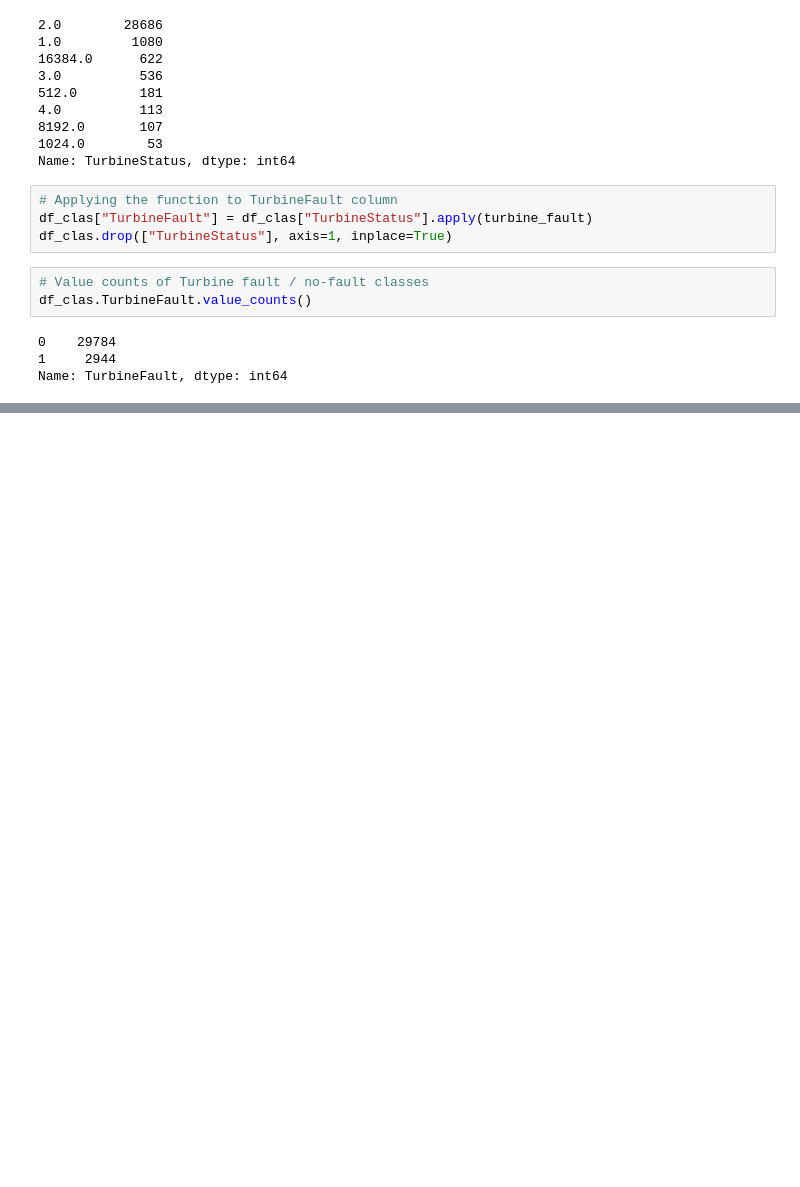
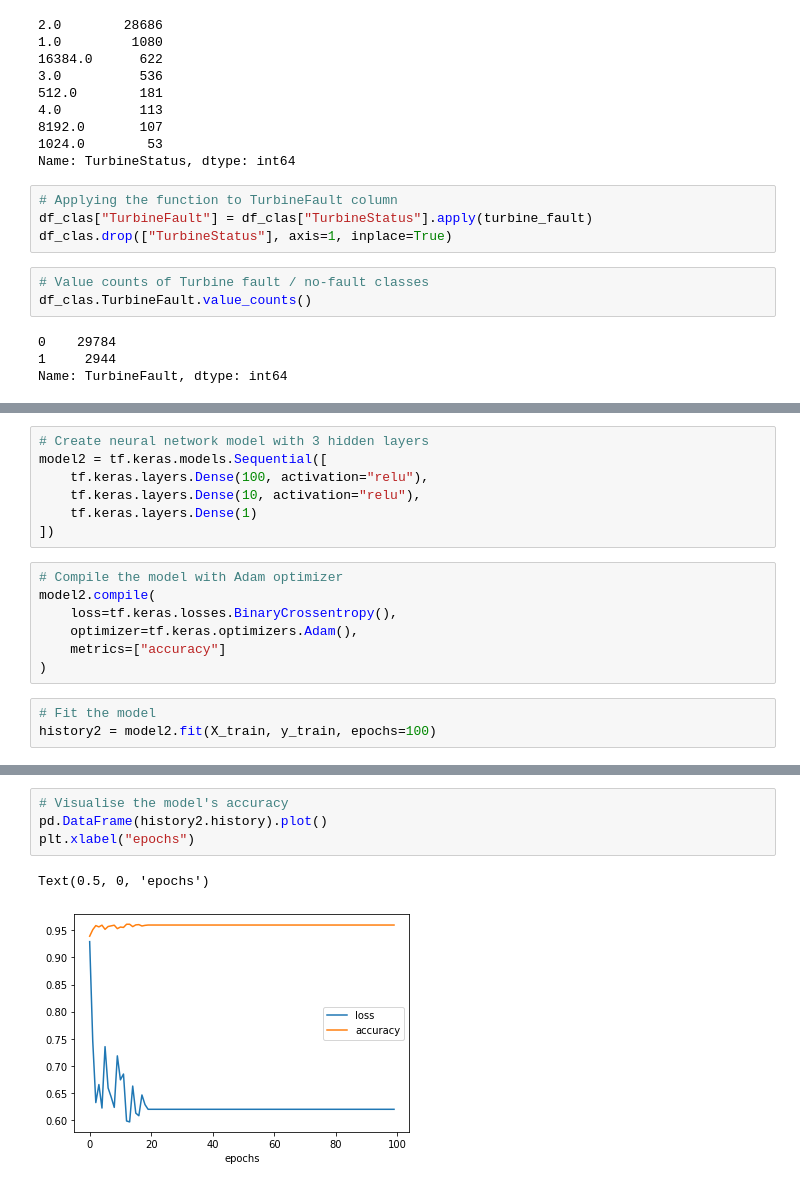
Before and after one commit to LazaUK/IndustrySolutions-WindFarm, a Jupyter notebook: Python_notebook/CambridgeSpark_Laziz_WindFarm.ipynb, the cells around one changed output, grey strips where cells are left out. Drawn from its saved outputs; the diff is of its cells as text; blank space fills up the shorter version.

```diff
--- a/Python_notebook/CambridgeSpark_Laziz_WindFarm.ipynb
+++ b/Python_notebook/CambridgeSpark_Laziz_WindFarm.ipynb
@@ -723,0 +816,17 @@ plt.show()
+# %%
+# Create neural network model with 3 hidden layers
+model2 = tf.keras.models.Sequential([
+    tf.keras.layers.Dense(100, activation="relu"),
+    tf.keras.layers.Dense(10, activation="relu"),
+    tf.keras.layers.Dense(1)
+])
+# %%
+# Compile the model with Adam optimizer
+model2.compile(
+    loss=tf.keras.losses.BinaryCrossentropy(),
+    optimizer=tf.keras.optimizers.Adam(),
+    metrics=["accuracy"]
+)
+# %%
+# Fit the model
+history2 = model2.fit(X_train, y_train, epochs=100)
@@ -723,0 +851,7 @@ plt.show()
+# %%
+# Visualise the model's accuracy
+pd.DataFrame(history2.history).plot()
+plt.xlabel("epochs")
+# %% [output]
+Text(0.5, 0, 'epochs')
+[figure, added]
```
Also changed, not shown: parts of 38 cells of this notebook.
